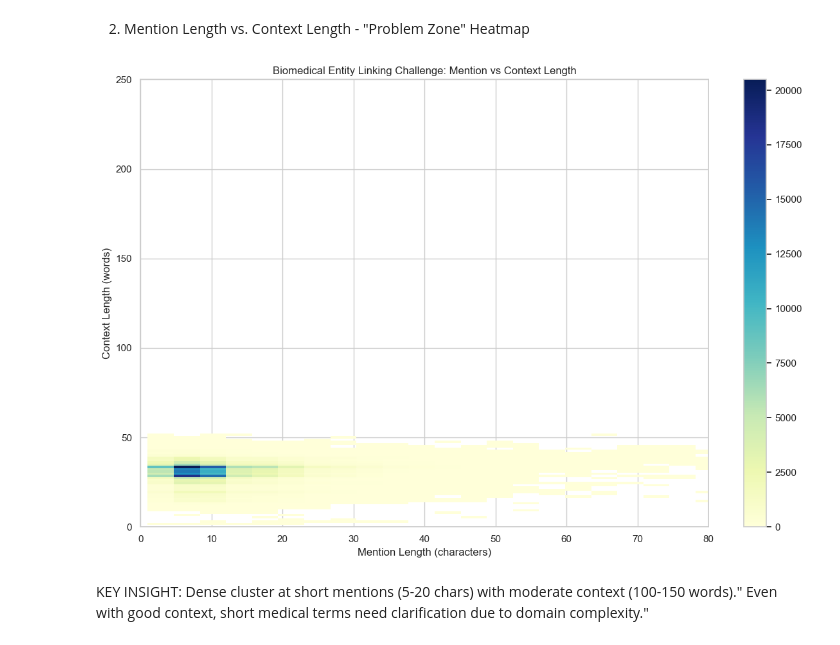
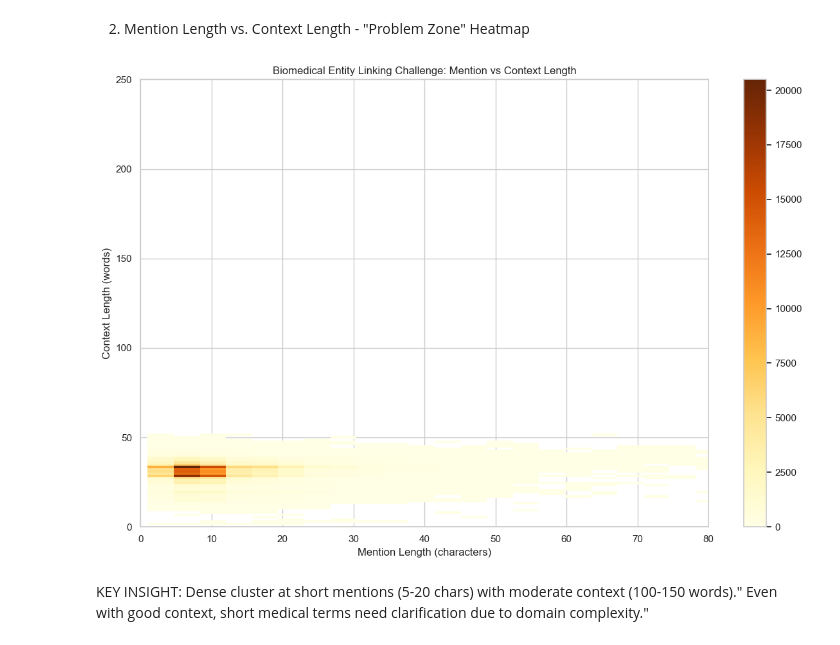
Before and after one commit to chihab4real/Clarify-and-Link, a Jupyter notebook: med_mentions_analysis.ipynb, the cells around one changed output. Drawn from its saved outputs; the diff is of its cells as text; code cells hidden in the pictures.

```diff
--- a/med_mentions_analysis.ipynb
+++ b/med_mentions_analysis.ipynb
@@ -312,23 +310,23 @@ Despite this, ambiguity remains high - specialized domain knowledge is needed."
 # %%
 plt.figure(figsize=(12, 8))
 
 sns.histplot(
     data=df,
     x='mention_length',
     y='context_length',
     bins=(40, 40),
     cbar=True,
-    cmap="rocket"
+    cmap="YlOrBr"
 )
 plt.title('Biomedical Entity Linking Challenge: Mention vs Context Length')
 plt.xlabel('Mention Length (characters)')
 plt.ylabel('Context Length (words)')
 plt.xlim(0, 80)
 plt.ylim(0, 250)
 plt.tight_layout()
 plt.show()
 # %% [output]
-[figure, old version]
+[figure, new version]
 # %% [markdown]
 KEY INSIGHT: Dense cluster at short mentions (5-20 chars) with moderate context (100-150 words)."
 Even with good context, short medical terms need clarification due to domain complexity."
```
Also changed, not shown: parts of 12 cells of this notebook, 6 other files.
